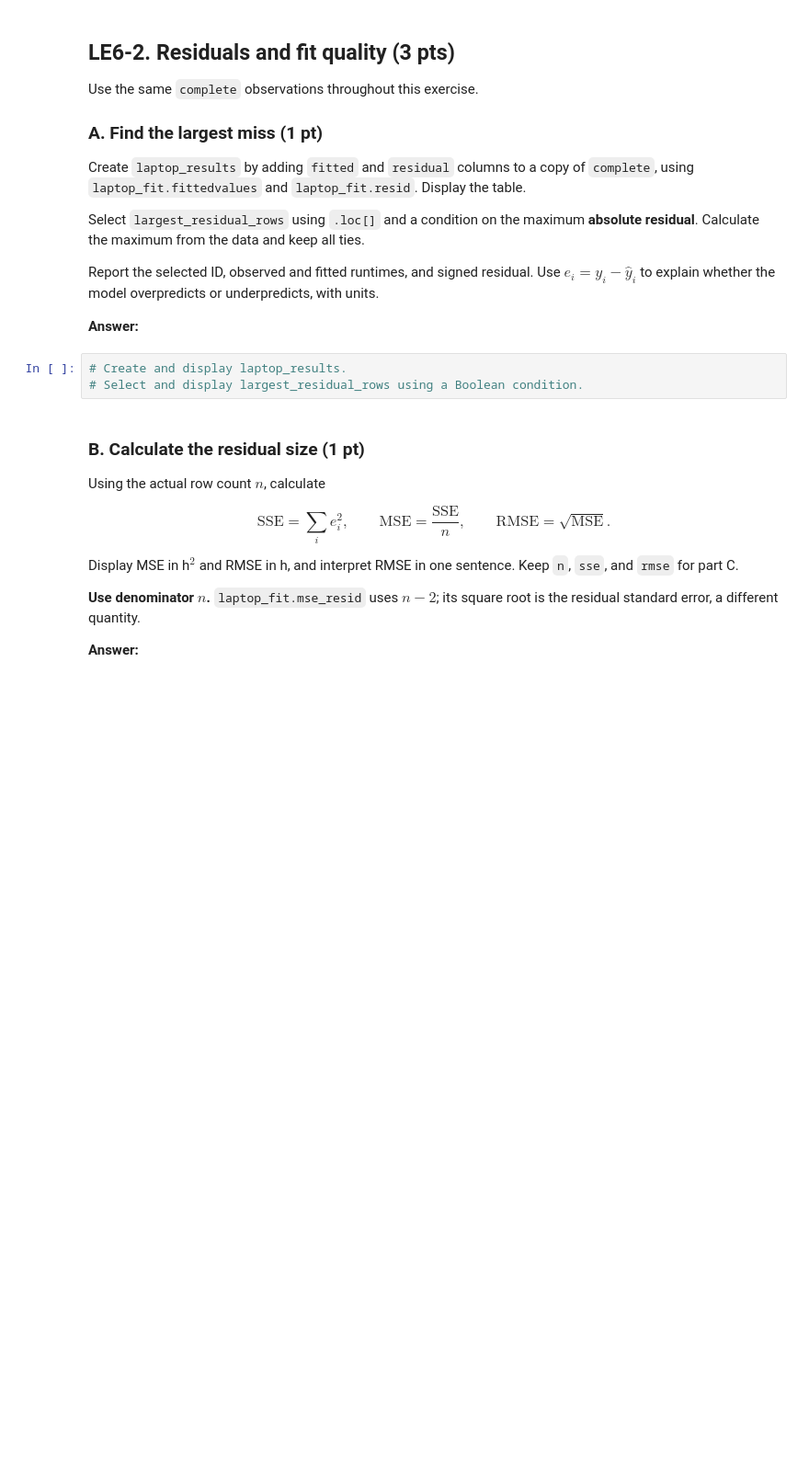
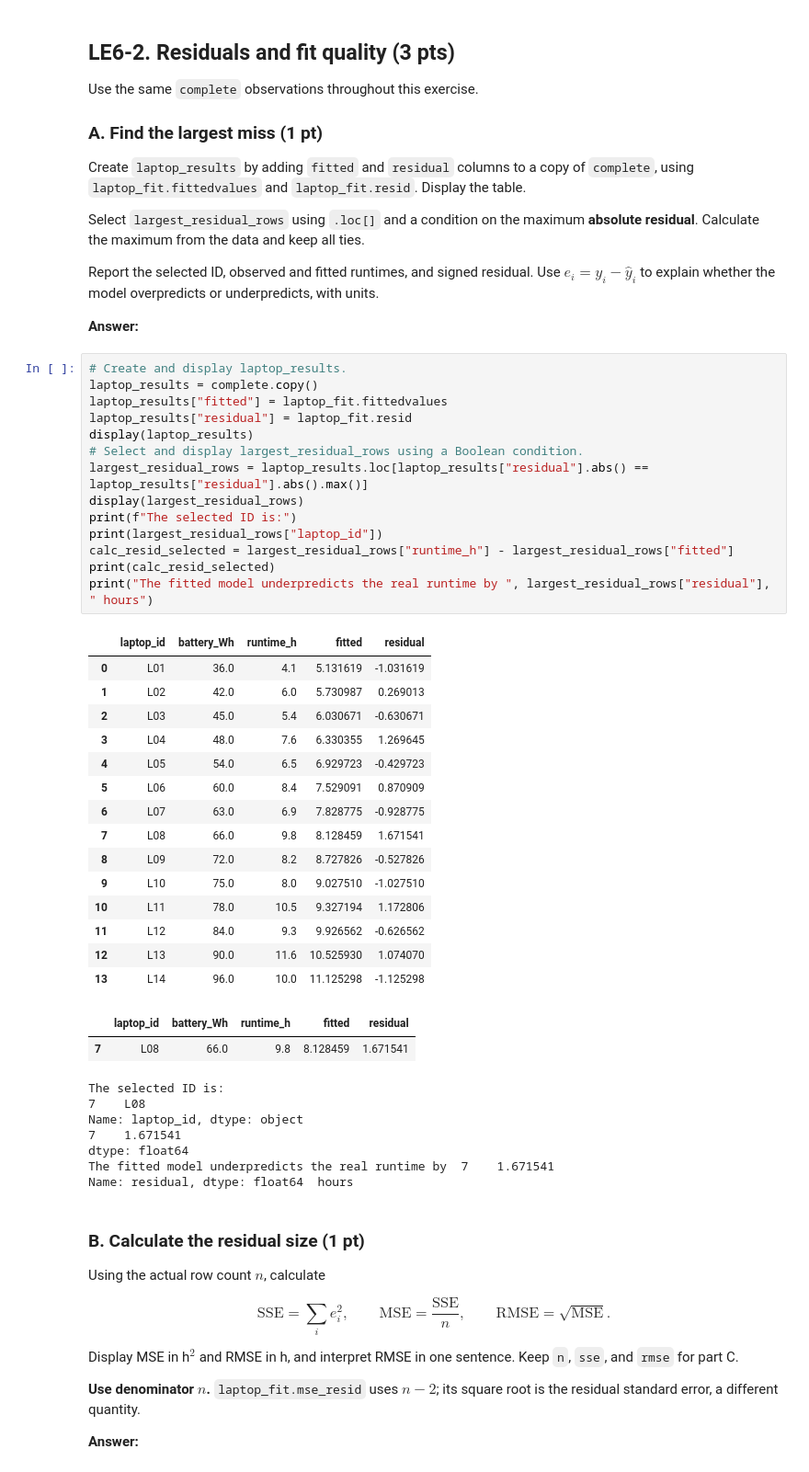
Before and after one commit to paulien67/26f-engr1451-2451, a Jupyter notebook: 1-assignments/LE06/LE06.ipynb, the cells around one changed output. Shown at 92% size. Cells and saved outputs as stored; diff of their text form; blank space fills up the shorter version.

```diff
--- a/1-assignments/LE06/LE06.ipynb
+++ b/1-assignments/LE06/LE06.ipynb
@@ -145,7 +163,43 @@ Report the selected ID, observed and fitted runtimes, and signed residual. Use $
 **Answer:**
 # %%
 # Create and display laptop_results.
+laptop_results = complete.copy()
+laptop_results["fitted"] = laptop_fit.fittedvalues
+laptop_results["residual"] = laptop_fit.resid
+display(laptop_results)
 # Select and display largest_residual_rows using a Boolean condition.
+largest_residual_rows = laptop_results.loc[laptop_results["residual"].abs() == laptop_results["residual"].abs().max()]
+display(largest_residual_rows)
+print(f"The selected ID is:")
+print(largest_residual_rows["laptop_id"])
+calc_resid_selected = largest_residual_rows["runtime_h"] - largest_residual_rows["fitted"]
+print(calc_resid_selected)
+print("The fitted model underpredicts the real runtime by ", largest_residual_rows["residual"], " hours")
+# %% [output]
+|  | laptop_id | battery_Wh | runtime_h | fitted | residual |
+| 0 | L01 | 36.0 | 4.1 | 5.131619 | -1.031619 |
+| 1 | L02 | 42.0 | 6.0 | 5.730987 | 0.269013 |
+| 2 | L03 | 45.0 | 5.4 | 6.030671 | -0.630671 |
+| 3 | L04 | 48.0 | 7.6 | 6.330355 | 1.269645 |
+| 4 | L05 | 54.0 | 6.5 | 6.929723 | -0.429723 |
+| 5 | L06 | 60.0 | 8.4 | 7.529091 | 0.870909 |
+| 6 | L07 | 63.0 | 6.9 | 7.828775 | -0.928775 |
+| 7 | L08 | 66.0 | 9.8 | 8.128459 | 1.671541 |
+| 8 | L09 | 72.0 | 8.2 | 8.727826 | -0.527826 |
+| 9 | L10 | 75.0 | 8.0 | 9.027510 | -1.027510 |
+| 10 | L11 | 78.0 | 10.5 | 9.327194 | 1.172806 |
+| 11 | L12 | 84.0 | 9.3 | 9.926562 | -0.626562 |
+| 12 | L13 | 90.0 | 11.6 | 10.525930 | 1.074070 |
+| 13 | L14 | 96.0 | 10.0 | 11.125298 | -1.125298 |
+|  | laptop_id | battery_Wh | runtime_h | fitted | residual |
+| 7 | L08 | 66.0 | 9.8 | 8.128459 | 1.671541 |
+The selected ID is:
+7    L08
+Name: laptop_id, dtype: object
+7    1.671541
+dtype: float64
+The fitted model underpredicts the real runtime by  7    1.671541
+Name: residual, dtype: float64  hours
 # %% [markdown]
 ### B. Calculate the residual size (1 pt)
 
```
Also changed, not shown: parts of 15 cells of this notebook.
